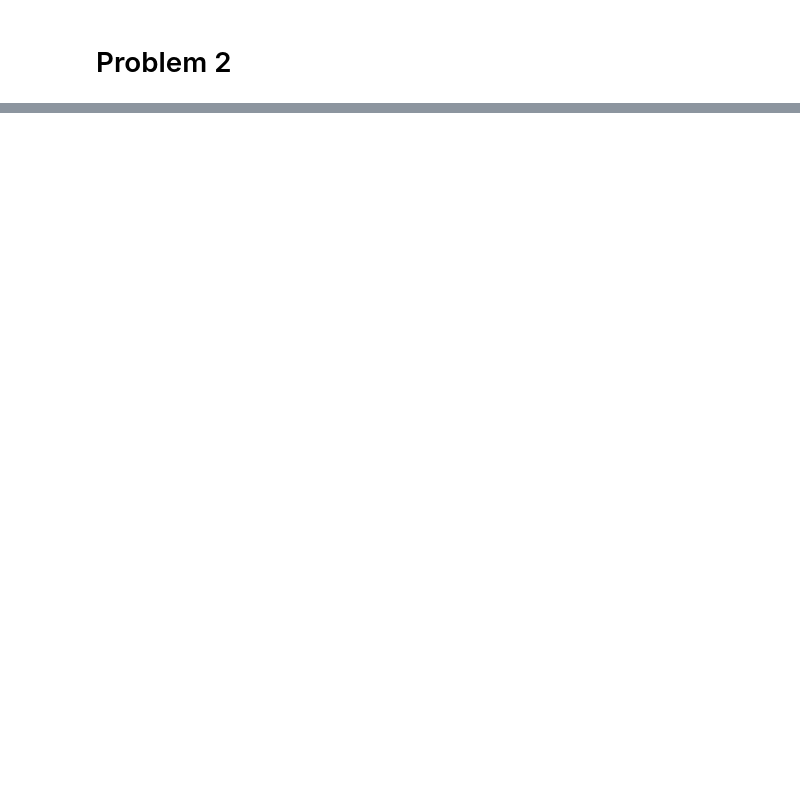
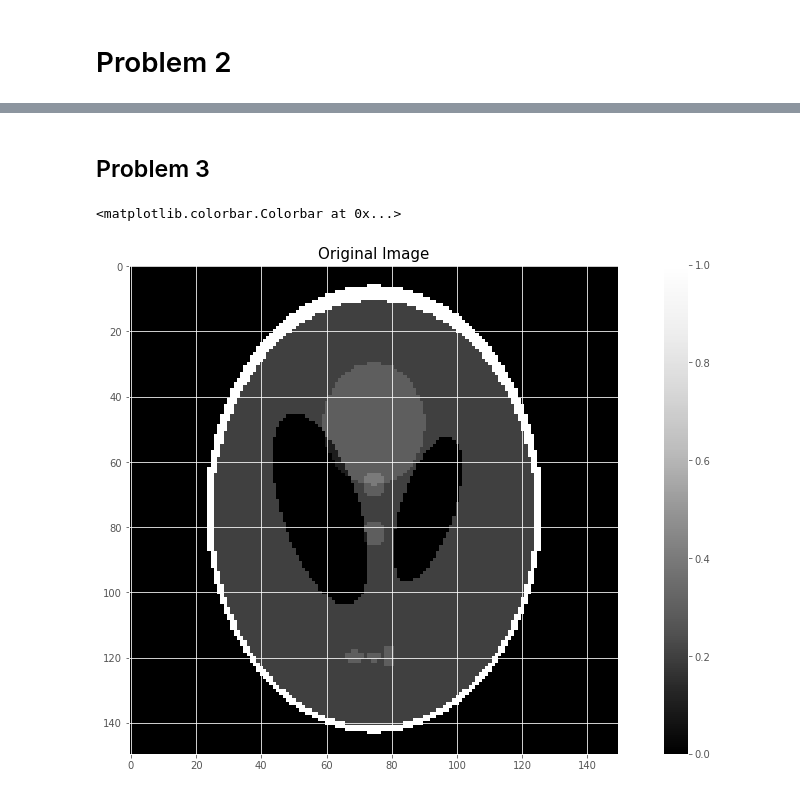
Before and after one commit to brfi3983/Advanced-Convex-Optimization, a Jupyter notebook: HW7-8/hw8.ipynb, the cells around one changed output, grey strips where cells are left out. Cells and saved outputs as stored; diff of their text form; code cells hidden in the pictures; blank space fills up the shorter version.

```diff
--- a/HW7-8/hw8.ipynb
+++ b/HW7-8/hw8.ipynb
@@ -207,0 +353,13 @@ def prox_descent():
+# %% [markdown]
+## Problem 3
+# %%
+image = plt.imread('SheppLogan_150x150.png')
+# %%
+# Plotting original image
+color_map = plt.cm.get_cmap('Greys')
+plt.imshow(image, cmap=color_map.reversed())
+plt.title('Original Image', fontsize = 15)
+plt.colorbar()
+# %% [output]
+<matplotlib.colorbar.Colorbar at 0x...>
+[figure, added]
```
Also changed, not shown: parts of 24 cells of this notebook, 3 other files.
